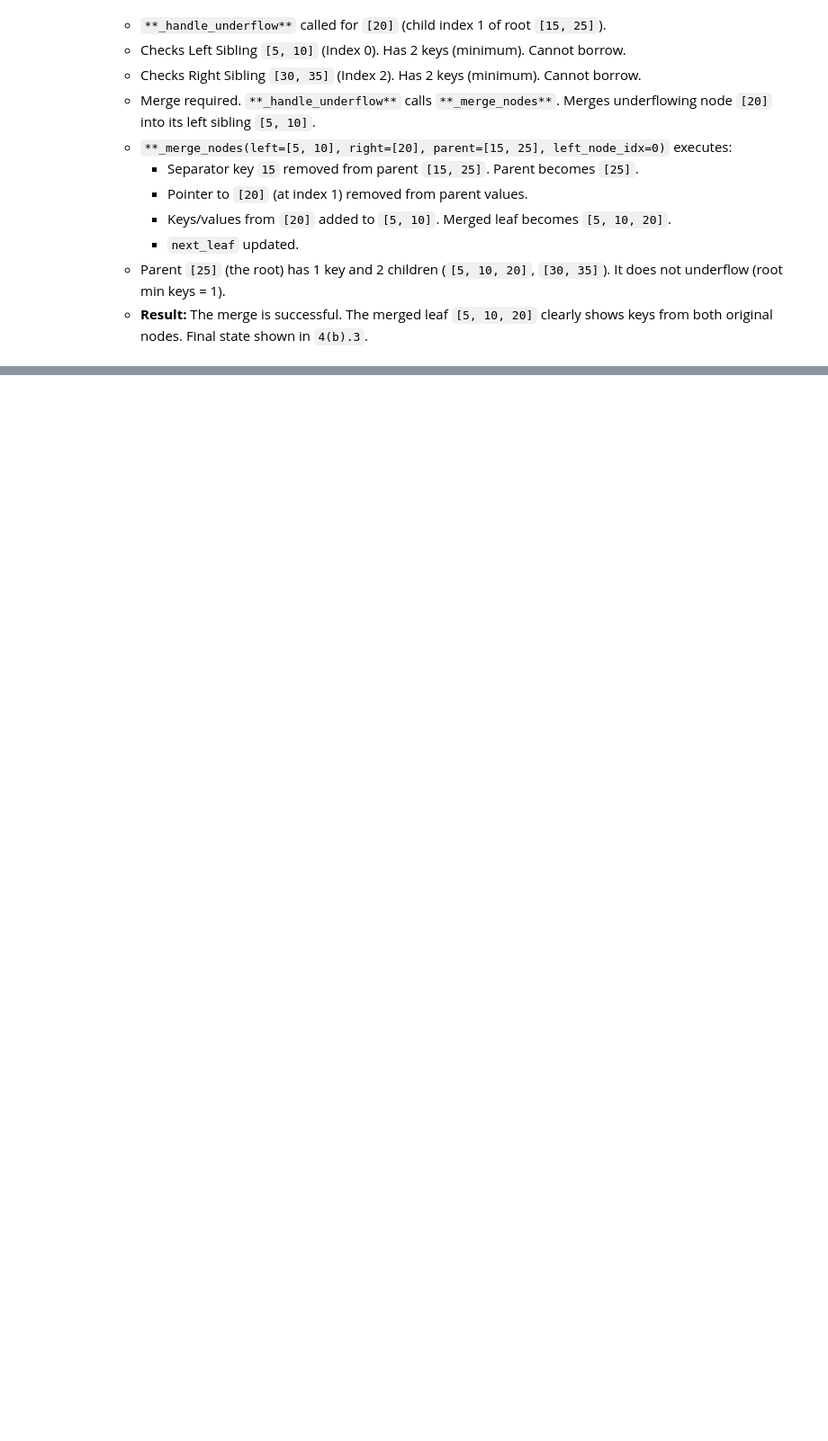
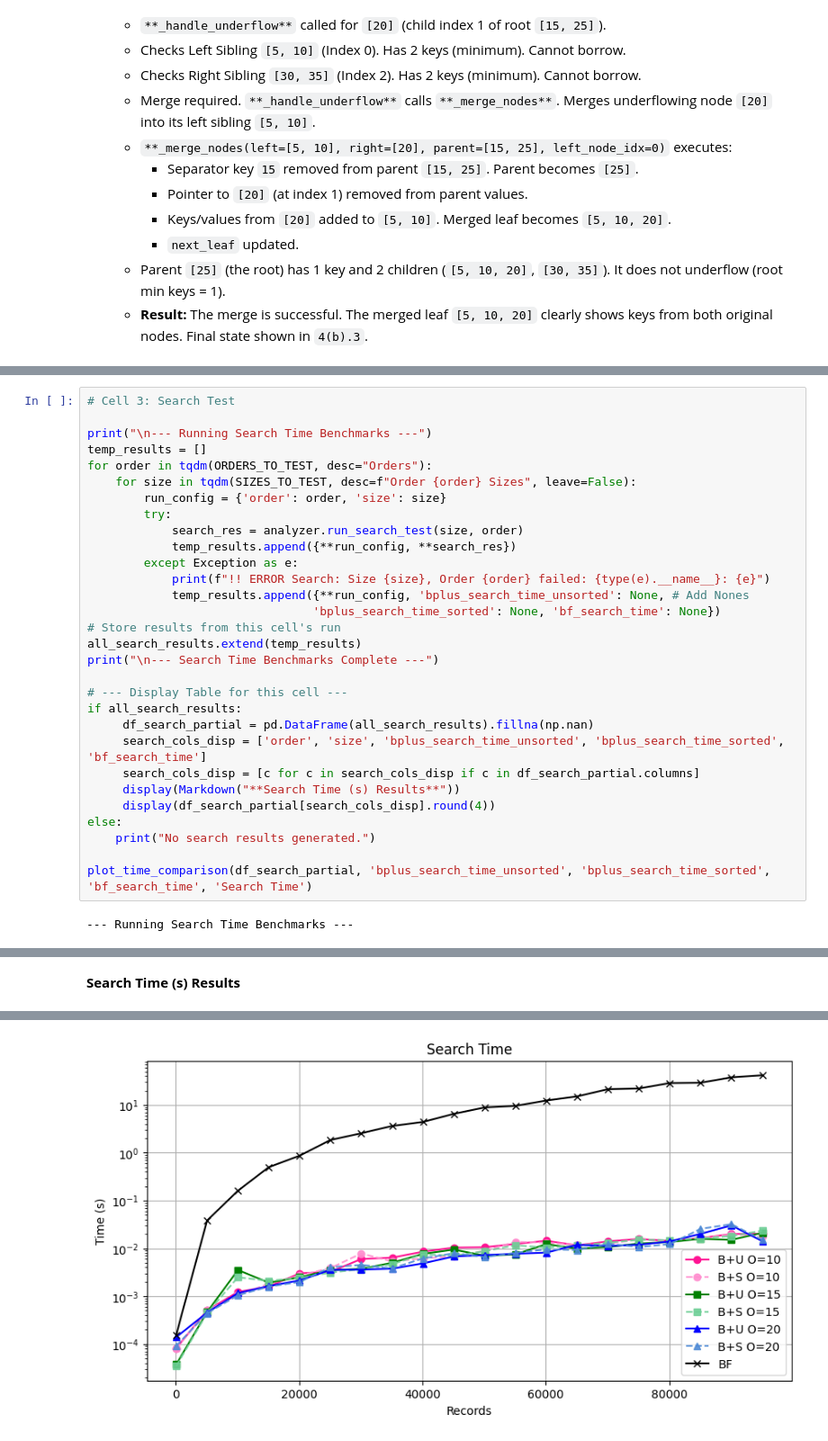
Before and after one commit to Bhanu3487/Lightweight-DBMS-with-B-Tree-Index, a Jupyter notebook: report.ipynb, the cells around one changed output, grey strips where cells are left out. Shown at 90% size. Cells and saved outputs as stored; diff of their text form; blank space fills up the shorter version.

```diff
--- a/report.ipynb
+++ b/report.ipynb
@@ -1300,0 +954,32 @@ Verifying Log Records from loaded data:
+# %%
+# Cell 3: Search Test
+
+print("\n--- Running Search Time Benchmarks ---")
+temp_results = []
+for order in tqdm(ORDERS_TO_TEST, desc="Orders"):
+    for size in tqdm(SIZES_TO_TEST, desc=f"Order {order} Sizes", leave=False):
+        run_config = {'order': order, 'size': size}
+        try:
+            search_res = analyzer.run_search_test(size, order)
+            temp_results.append({**run_config, **search_res})
+        except Exception as e:
+            print(f"!! ERROR Search: Size {size}, Order {order} failed: {type(e).__name__}: {e}")
+            temp_results.append({**run_config, 'bplus_search_time_unsorted': None, # Add Nones
+                                'bplus_search_time_sorted': None, 'bf_search_time': None})
+# Store results from this cell's run
+all_search_results.extend(temp_results)
+print("\n--- Search Time Benchmarks Complete ---")
+
+# --- Display Table for this cell ---
+if all_search_results:
+     df_search_partial = pd.DataFrame(all_search_results).fillna(np.nan)
+     search_cols_disp = ['order', 'size', 'bplus_search_time_unsorted', 'bplus_search_time_sorted', 'bf_search_time']
+     search_cols_disp = [c for c in search_cols_disp if c in df_search_partial.columns]
+     display(Markdown("**Search Time (s) Results**"))
+     display(df_search_partial[search_cols_disp].round(4))
+else:
+    print("No search results generated.")
+
+plot_time_comparison(df_search_partial, 'bplus_search_time_unsorted', 'bplus_search_time_sorted', 'bf_search_time', 'Search Time')
+# %% [output]
+--- Running Search Time Benchmarks ---
@@ -1300,0 +1043 @@ Verifying Log Records from loaded data:
+**Search Time (s) Results**
@@ -1300,0 +1061 @@ Verifying Log Records from loaded data:
+[figure, added]
```
Also changed, not shown: parts of 36 cells of this notebook, 1 other file.
